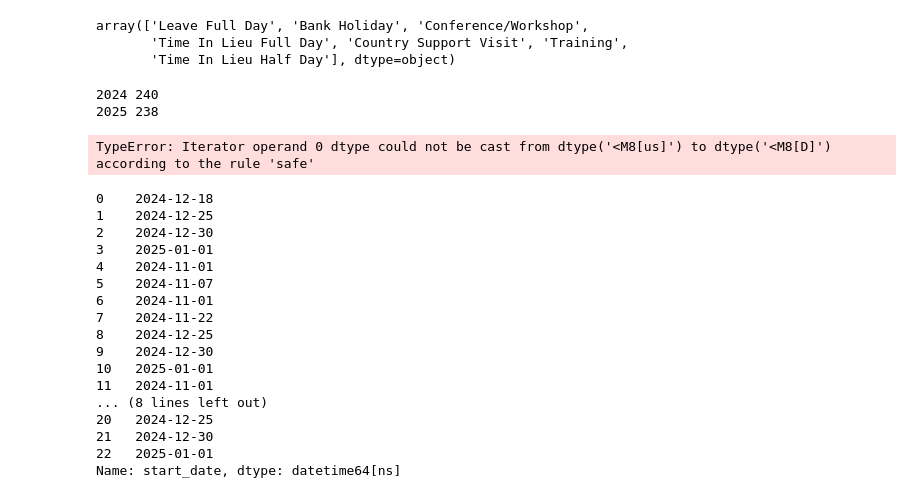
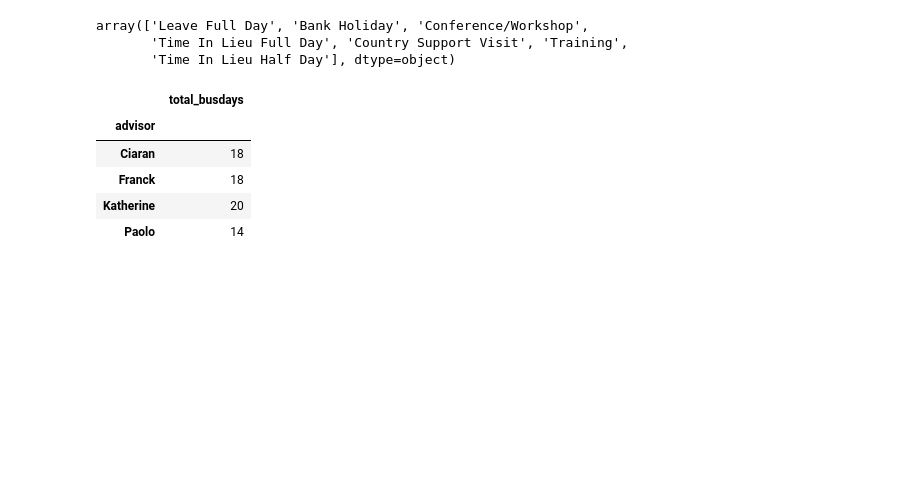
Before and after one commit to plosi/wash_sal_dashboard, a Jupyter notebook: wash_dash.ipynb, the cells around one changed output. Saved outputs shown, nothing was run; the diff lists cells and outputs as text; code cells hidden in the pictures; blank space fills up the shorter version.

```diff
--- a/wash_dash.ipynb
+++ b/wash_dash.ipynb
@@ -103,35 +100,16 @@ fig.update_traces(textposition='inside')
 fig.update_xaxes(tickformat='%d-%b', dtick=86400000.0*5)
 
 fig.show()
-# %%
-import numpy as np
-
-for year in calendar.start_date.dt.year.unique():
-    print(year, np.busday_count(f'{year}-01',f'{year}-12'))
-# %% [output]
-2024 240
-2025 238
-# %%
-np.busday_count(calendar.end_date[0], calendar.start_date[0])
-# %% [output]
-TypeError: Iterator operand 0 dtype could not be cast from dtype('<M8[us]') to dtype('<M8[D]') according to the rule 'safe'
-# %%
-calendar.start_date
-# %% [output]
-0    2024-12-18
-1    2024-12-25
-2    2024-12-30
-3    2025-01-01
-4    2024-11-01
-5    2024-11-07
-6    2024-11-01
-7    2024-11-22
-8    2024-12-25
-9    2024-12-30
-10   2025-01-01
-11   2024-11-01
-... (8 lines left out)
-20   2024-12-25
-21   2024-12-30
-22   2025-01-01
-Name: start_date, dtype: datetime64[ns]
+# %%
+def total_busdays(data):
+    return len(pd.bdate_range(data.start_date, data.end_date))
+
+calendar['total_busdays'] = calendar.apply(total_busdays, axis=1)
+calendar.groupby(['advisor']).agg({'total_busdays':'sum'})
+# %% [output]
+|  | total_busdays |
+| advisor |  |
+| Ciaran | 18 |
+| Franck | 18 |
+| Katherine | 20 |
+| Paolo | 14 |
```
Also changed, not shown: parts of 4 cells of this notebook, 8 other files.
